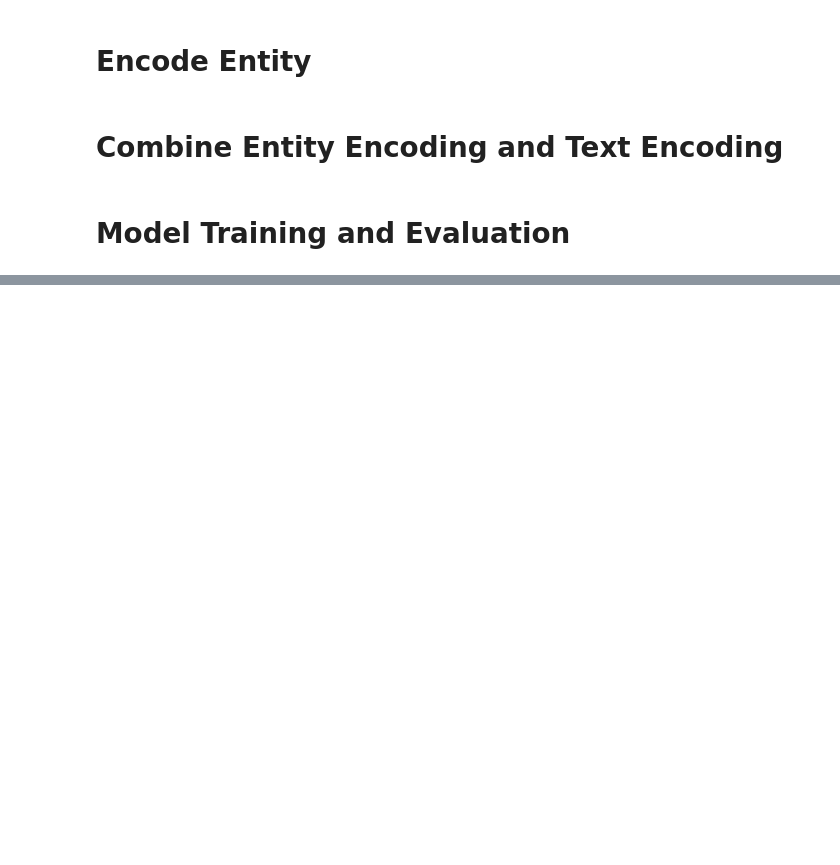
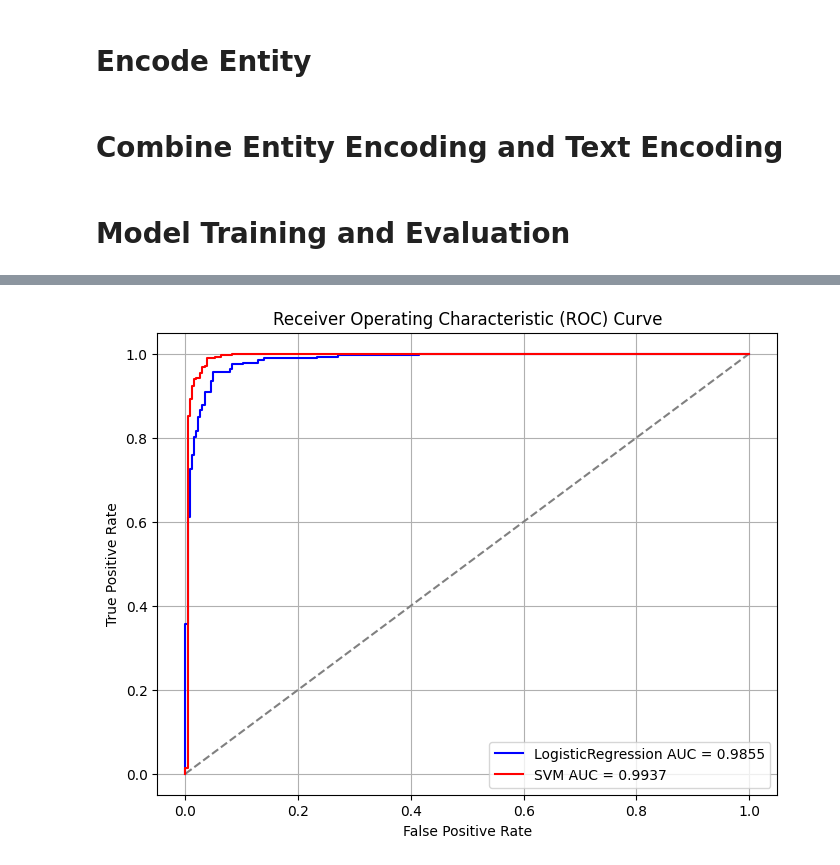
Before and after one commit to MMaggieZhou/sentiment_analysis, a Jupyter notebook: twitter_entity_sentiment_analysis_v2.ipynb, the cells around one changed output, grey strips where cells are left out. Cells and saved outputs as stored; diff of their text form; code cells hidden in the pictures; blank space fills up the shorter version.

```diff
--- a/twitter_entity_sentiment_analysis_v2.ipynb
+++ b/twitter_entity_sentiment_analysis_v2.ipynb
@@ -97,3 +82,25 @@ models = {
 # %%
 for model in models.values():
     model.fit(training_X, training_df['label_num'])
+# %%
+def get_stats_from_library(y_prob, label):
+    fprs, tprs, _ = roc_curve(label, y_prob)
+    auc = roc_auc_score(label, y_prob)
+    return fprs, tprs, auc
+
+def display_roc_auc(y_probs, models, func):
+    plt.figure(figsize=(8, 6))
+    plt.plot([0, 1], [0, 1], color="gray", linestyle="--")  # Diagonal line
+    plt.xlabel("False Positive Rate")
+    plt.ylabel("True Positive Rate")
+    colors = ["blue", "red"]
+    i = 0
+    for name in models:
+        y_prob = y_probs[name]
+        fprs, tprs, auc = func(y_prob, test_df['label_num'])
+        plt.plot(fprs, tprs, label=f"{name} AUC = {auc:.4f}", color=colors[i])
+        i+=1
+    plt.title("Receiver Operating Characteristic (ROC) Curve")
+    plt.legend(loc="lower right")
+    plt.grid()
+    plt.show()
@@ -113,0 +171,4 @@ SVM  training score (bias):  89.15132895515657 ; testing score (variance):  93.6
+# %%
+display_roc_auc(y_probs, models, get_stats_from_library)
+# %% [output]
+[figure, added]
```
Also changed, not shown: parts of 14 cells of this notebook.
